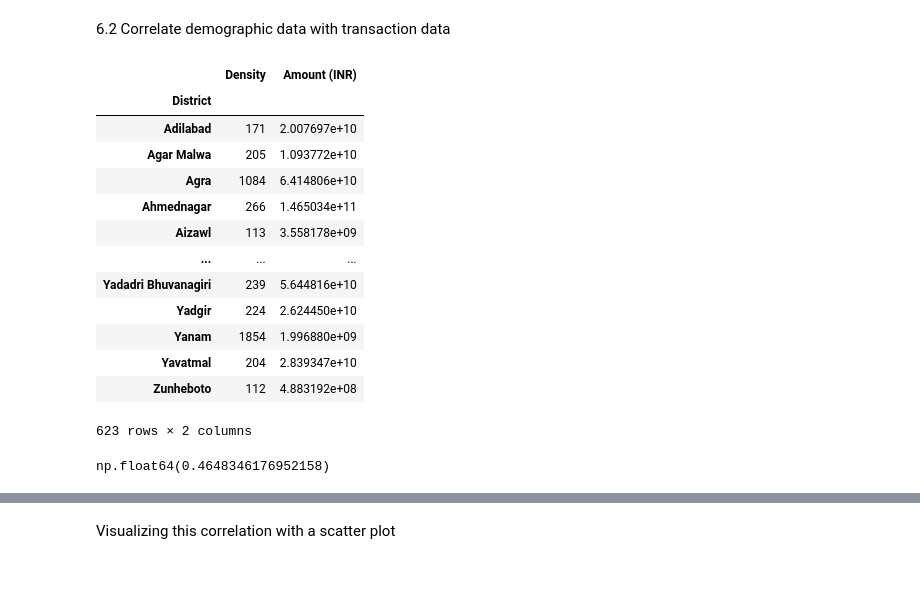
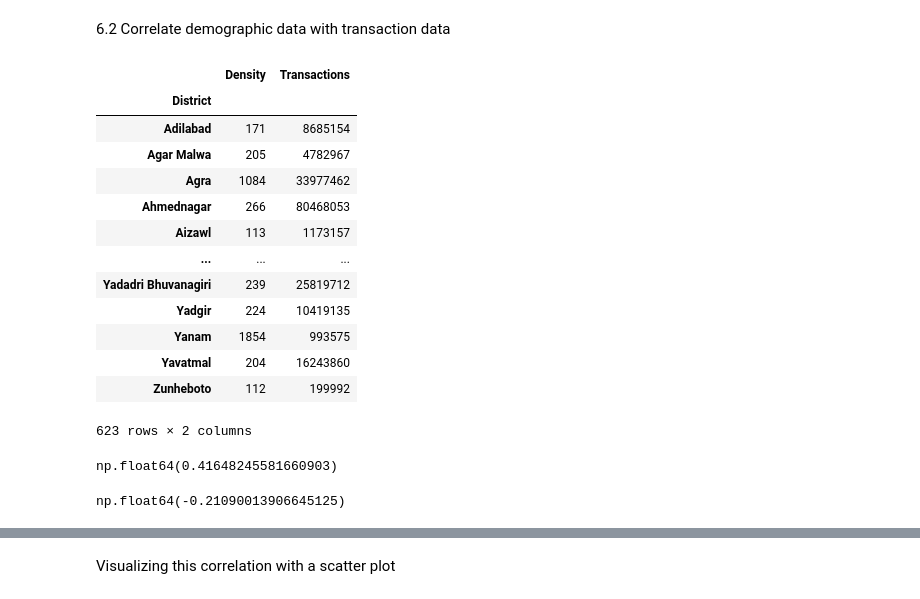
Before and after one commit to M8-12NJ/Python_DA_PhonePeData, a Jupyter notebook: PhonePe_CaseStudy.ipynb, the cells around one changed output, grey strips where cells are left out. Drawn from its saved outputs; the diff is of its cells as text; code cells hidden in the pictures.

```diff
--- a/PhonePe_CaseStudy.ipynb
+++ b/PhonePe_CaseStudy.ipynb
@@ -1109,28 +1109,31 @@ The overall scale of transactions is significantly lower compared to high-perfor
 6.2 Correlate demographic data with transaction data
 # %%
 merged_DD_DTxn = pd.merge(DistrictTxn_Users, District_Demographics, on=['District', 'District'])
-merged_DD_DTxn = merged_DD_DTxn[['District', 'Density', 'Amount (INR)']]
-Grouped_Dist_Txn = merged_DD_DTxn.groupby('District').agg({'Density': 'max', 'Amount (INR)':'sum'})
+merged_DD_DTxn = merged_DD_DTxn[['District', 'Density', 'Transactions']]
+Grouped_Dist_Txn = merged_DD_DTxn.groupby('District').agg({'Density': 'max', 'Transactions':'sum'})
 Grouped_Dist_Txn
 # %% [output]
-|  | Density | Amount (INR) |
+|  | Density | Transactions |
 | District |  |  |
-| Adilabad | 171 | 2.007697e+10 |
-| Agar Malwa | 205 | 1.093772e+10 |
-| Agra | 1084 | 6.414806e+10 |
-| Ahmednagar | 266 | 1.465034e+11 |
-| Aizawl | 113 | 3.558178e+09 |
+| Adilabad | 171 | 8685154 |
+| Agar Malwa | 205 | 4782967 |
+| Agra | 1084 | 33977462 |
+| Ahmednagar | 266 | 80468053 |
+| Aizawl | 113 | 1173157 |
 | ... | ... | ... |
-| Yadadri Bhuvanagiri | 239 | 5.644816e+10 |
-| Yadgir | 224 | 2.624450e+10 |
-| Yanam | 1854 | 1.996880e+09 |
-| Yavatmal | 204 | 2.839347e+10 |
-| Zunheboto | 112 | 4.883192e+08 |
+| Yadadri Bhuvanagiri | 239 | 25819712 |
+| Yadgir | 224 | 10419135 |
+| Yanam | 1854 | 993575 |
+| Yavatmal | 204 | 16243860 |
+| Zunheboto | 112 | 199992 |
 623 rows × 2 columns
 # %%
-correlation_DistrictDensity_Transactions = Grouped_Dist_Txn['Density'].corr(Grouped_Dist_Txn['Amount (INR)'])
+correlation_DistrictDensity_Transactions = Grouped_Dist_Txn['Density'].corr(Grouped_Dist_Txn['Transactions'])
 correlation_DistrictDensity_Transactions
+correlation_ATV_Transactions = StateTxn_Users['ATV (INR)'].corr(StateTxn_Users['Transactions'])
+correlation_ATV_Transactions
 # %% [output]
-np.float64(0.4648346176952158)
+np.float64(0.41648245581660903)
+np.float64(-0.21090013906645125)
 # %% [markdown]
 Conclusion
```
Also changed, not shown: parts of 2 cells of this notebook.
